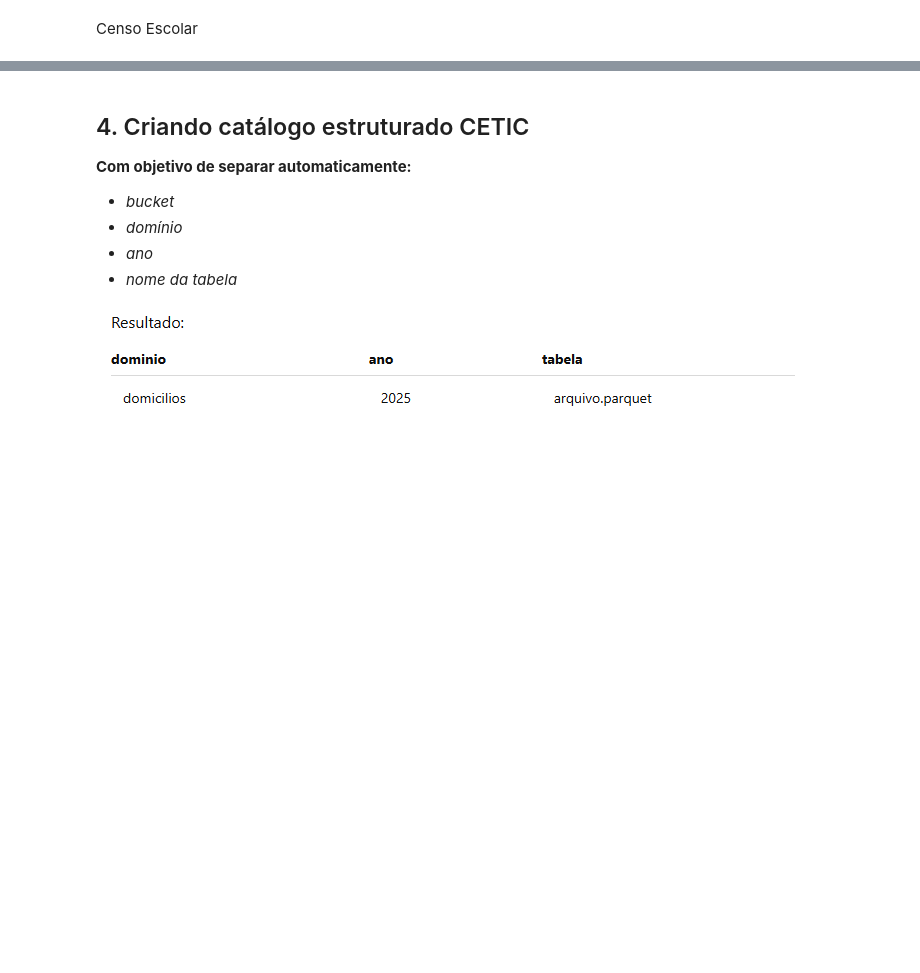
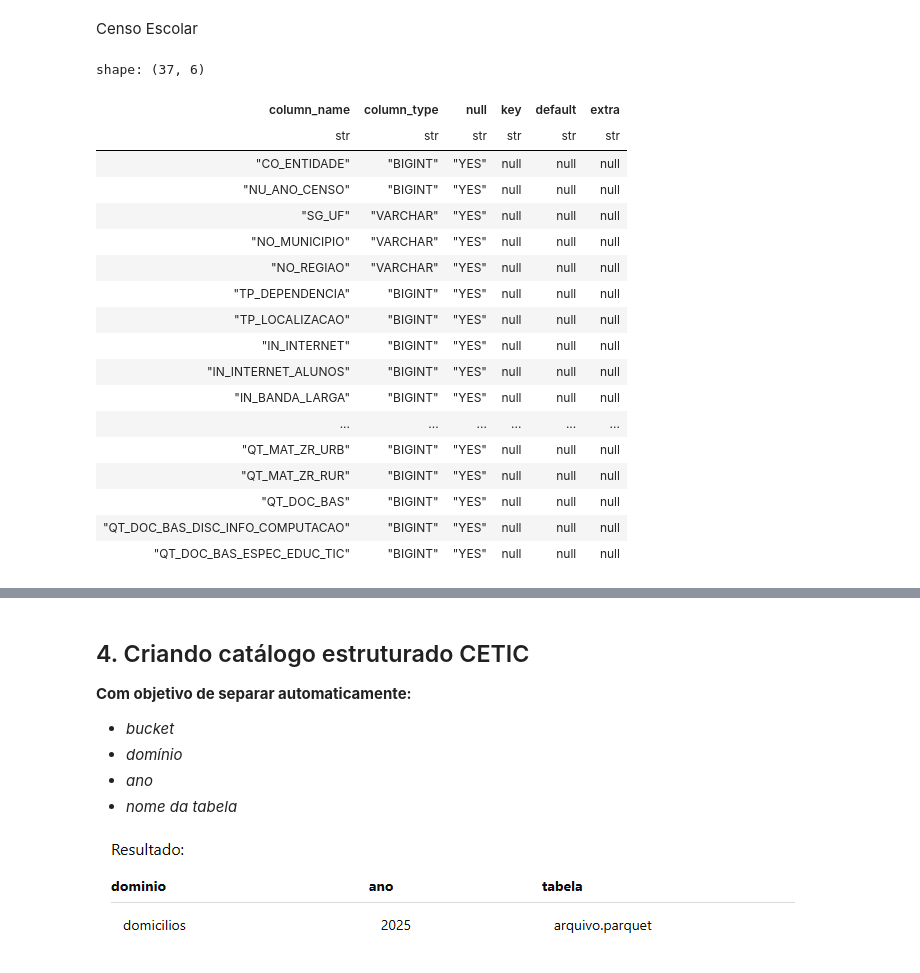
Before and after one commit to thalias-silva/education-digital-inequality-analysis, a Jupyter notebook: notebooks/01_eda.ipynb, the cells around one changed output, grey strips where cells are left out. Cells and saved outputs as stored; diff of their text form; code cells hidden in the pictures; blank space fills up the shorter version.

```diff
--- a/notebooks/01_eda.ipynb
+++ b/notebooks/01_eda.ipynb
@@ -159,6 +159,31 @@ shape: (10, 4)
 | "RENDA FAMILIAR" | "Mais de 1 SM até 2 SM" | "Por falta de computador no domic... | 802884.0 |
 # %% [markdown]
 Censo Escolar
+# %%
+# Verificando as colunas e os tipos de dados direto do MinIO
+con.execute("""
+    DESCRIBE SELECT * FROM read_parquet('s3://trusted/censo_escolar/*.parquet');
+""").pl()
+# %% [output]
+shape: (37, 6)
+| column_name | column_type | null | key | default | extra |
+| str | str | str | str | str | str |
+| "CO_ENTIDADE" | "BIGINT" | "YES" | null | null | null |
+| "NU_ANO_CENSO" | "BIGINT" | "YES" | null | null | null |
+| "SG_UF" | "VARCHAR" | "YES" | null | null | null |
+| "NO_MUNICIPIO" | "VARCHAR" | "YES" | null | null | null |
+| "NO_REGIAO" | "VARCHAR" | "YES" | null | null | null |
+| "TP_DEPENDENCIA" | "BIGINT" | "YES" | null | null | null |
+| "TP_LOCALIZACAO" | "BIGINT" | "YES" | null | null | null |
+| "IN_INTERNET" | "BIGINT" | "YES" | null | null | null |
+| "IN_INTERNET_ALUNOS" | "BIGINT" | "YES" | null | null | null |
+| "IN_BANDA_LARGA" | "BIGINT" | "YES" | null | null | null |
+| ... | ... | ... | ... | ... | ... |
+| "QT_MAT_ZR_URB" | "BIGINT" | "YES" | null | null | null |
+| "QT_MAT_ZR_RUR" | "BIGINT" | "YES" | null | null | null |
+| "QT_DOC_BAS" | "BIGINT" | "YES" | null | null | null |
+| "QT_DOC_BAS_DISC_INFO_COMPUTACAO" | "BIGINT" | "YES" | null | null | null |
+| "QT_DOC_BAS_ESPEC_EDUC_TIC" | "BIGINT" | "YES" | null | null | null |
 # %%
 
 df_censo = con.execute("""
```
Also changed, not shown: parts of 1 cell of this notebook.
